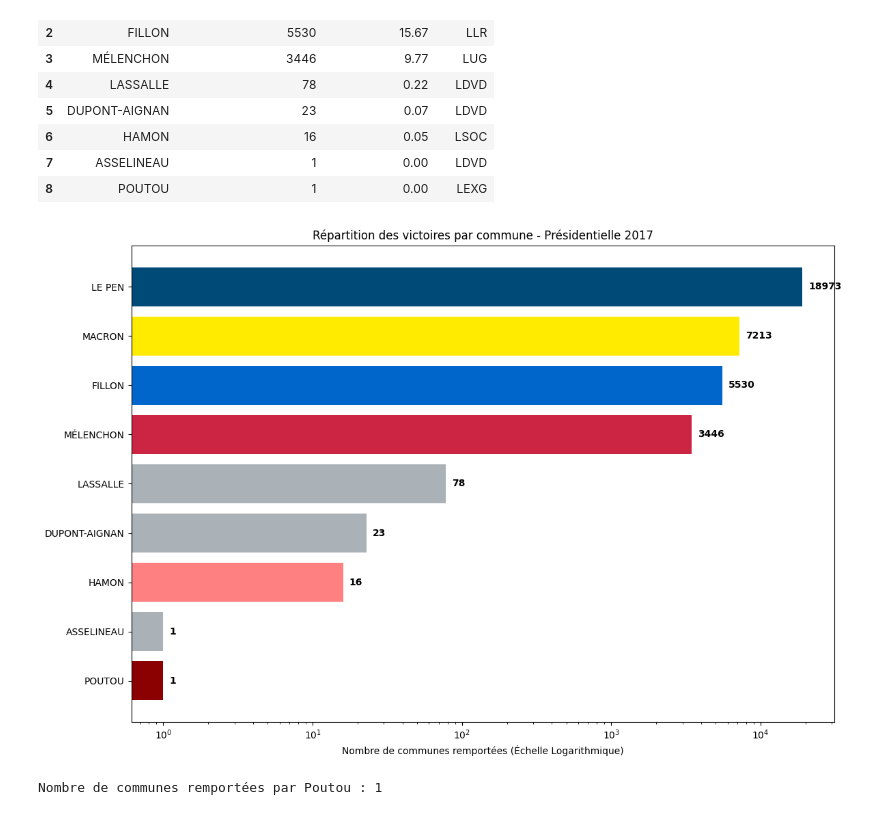
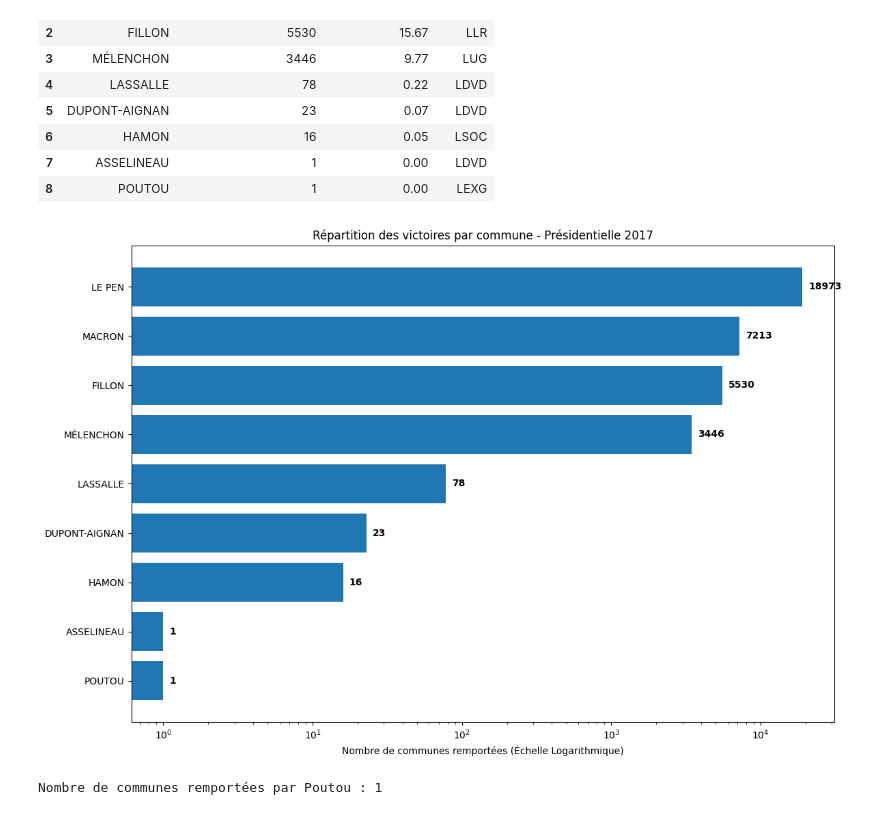
Before and after one commit to romainratajczyk/ENSAE-S1-Python-Project, a Jupyter notebook: Data formatting.ipynb, the cells around one changed output. Saved outputs shown, nothing was run; the diff lists cells and outputs as text; code cells hidden in the pictures.

```diff
--- a/Data formatting.ipynb
+++ b/Data formatting.ipynb
@@ -828,49 +826,34 @@ Total des communes traitées (2017) : 35281
 # %%
 candidats_17 = tableau_res_2017['Candidat'].tolist()
 valeurs_17 = tableau_res_2017['Nombre de Communes'].tolist()
 nuances_17 = tableau_res_2017['Nuance'].tolist()
 
-# Dictionnaire de couleurs harmonisé avec tes nuances
-couleurs_nuances = {
-    'LFN': '#004a77',   # Bleu Marine
-    'LREM': '#ffeb00',  # Jaune
-    'LUG': '#cc2443',   # Rouge
-    'LLR': '#0066cc',   # Bleu LR (Fillon)
-    'LSOC': '#ff8080',  # Rose (Hamon)
-    'LDVD': '#aab1b7',  # Gris (Lassalle / Dupont-Aignan)
-    'LEXG': '#8b0000',  # Rouge sombre
-    'LCOM': '#dd0000'   # Rouge vif
-}
-
-# Attribution des couleurs selon la nuance de chaque candidat
-liste_couleurs = [couleurs_nuances.get(n, '#333333') for n in nuances_17]
-
 fig, ax = plt.subplots(figsize=(12, 8))
 
 # Création des barres horizontales
 y_pos = np.arange(len(candidats_17))
-ax.barh(y_pos, valeurs_17, color=liste_couleurs, align='center')
+ax.barh(y_pos, valeurs_17, align='center')
 
 # --- Échelle Logarithmique ---
 # Indispensable pour voir les candidats à faible score (Arthaud/Cheminade) à côté des gros
 ax.set_xscale('log')
 
 # Configuration des axes
 ax.set_yticks(y_pos)
 ax.set_yticklabels(candidats_17)
 ax.invert_yaxis() # Le vainqueur (Le Pen ou Macron selon 2017) en haut
 
 ax.set_xlabel('Nombre de communes remportées (Échelle Logarithmique)')
 ax.set_title('Répartition des victoires par commune - Présidentielle 2017')
 
 # Ajout des valeurs exactes après chaque barre
 for i, v in enumerate(valeurs_17):
     ax.text(v * 1.1, i, str(v), color='black', va='center', fontweight='bold')
 
 plt.tight_layout()
 plt.show()
 # %% [output]
-[figure, old version]
+[figure, new version]
 # %%
 # 1. Filtrage pour Philippe Poutou
 victoires_poutou = df_vainqueurs_2017[df_vainqueurs_2017['Nom'] == 'POUTOU']
```
Also changed, not shown: parts of 10 cells of this notebook, 5 other files.
